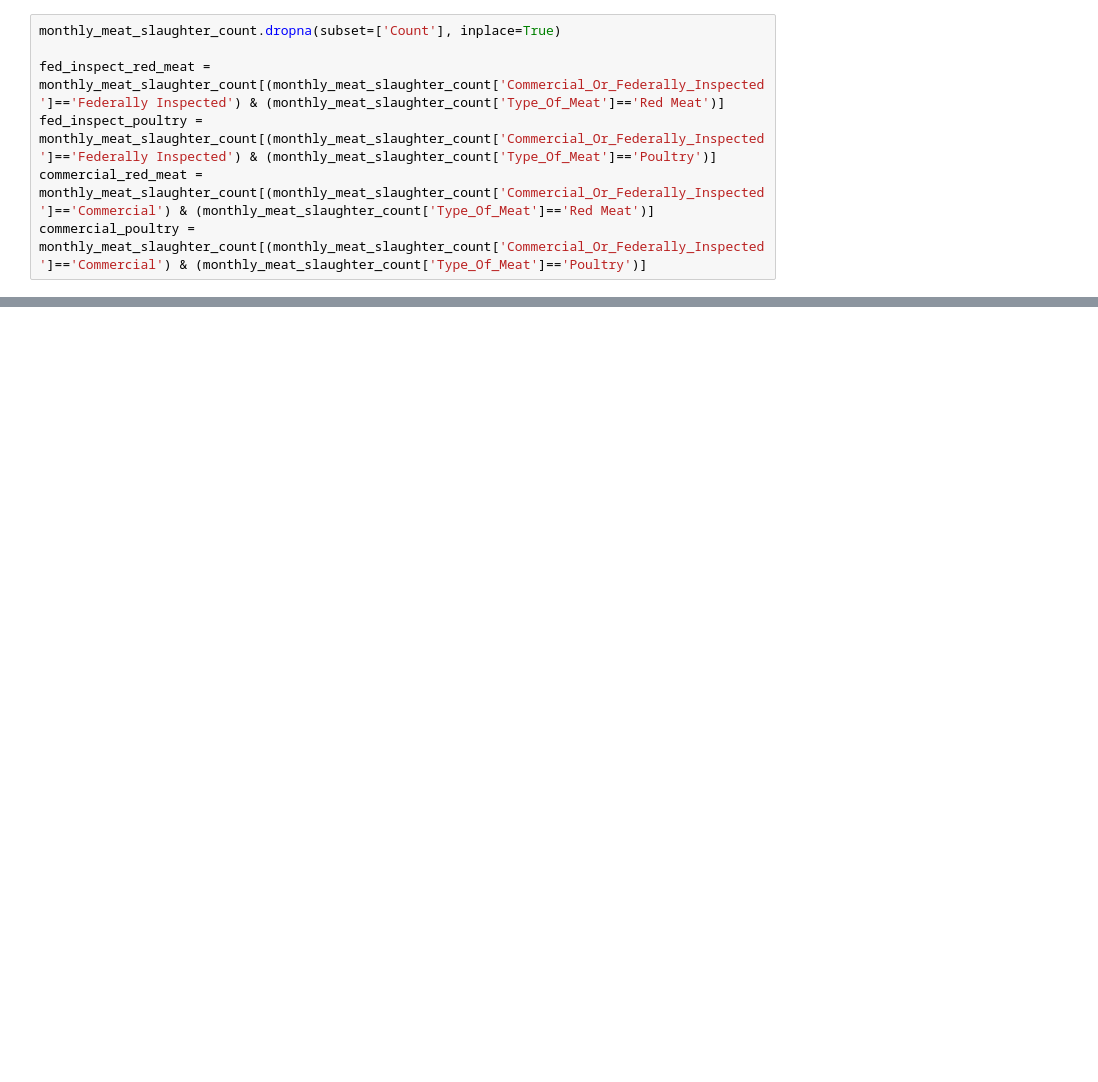
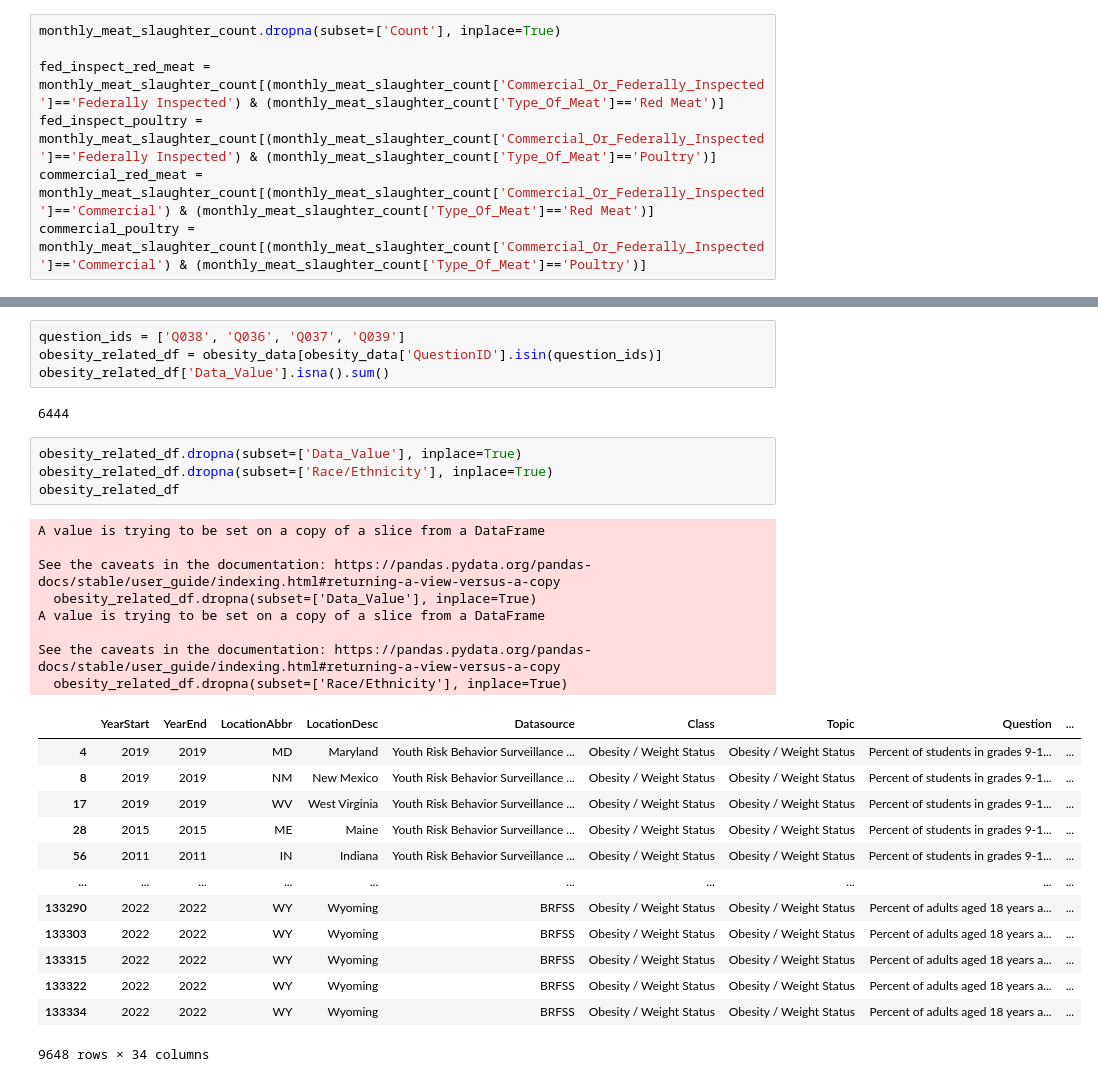
Before and after one commit to YuvBindal/Citadel-APAC-DATATHON-24, a Jupyter notebook: deepan-tests.ipynb, the cells around one changed output, grey strips where cells are left out. Cells and saved outputs as stored; diff of their text form; blank space fills up the shorter version.

```diff
--- a/deepan-tests.ipynb
+++ b/deepan-tests.ipynb
@@ -96,0 +177,32 @@ plt.show()
+# %%
+question_ids = ['Q038', 'Q036', 'Q037', 'Q039']
+obesity_related_df = obesity_data[obesity_data['QuestionID'].isin(question_ids)]
+obesity_related_df['Data_Value'].isna().sum()
+# %% [output]
+6444
+# %%
+obesity_related_df.dropna(subset=['Data_Value'], inplace=True)
+obesity_related_df.dropna(subset=['Race/Ethnicity'], inplace=True)
+obesity_related_df
+# %% [output]
+A value is trying to be set on a copy of a slice from a DataFrame
+
+See the caveats in the documentation: https://pandas.pydata.org/pandas-docs/stable/user_guide/indexing.html#returning-a-view-versus-a-copy
+  obesity_related_df.dropna(subset=['Data_Value'], inplace=True)
+A value is trying to be set on a copy of a slice from a DataFrame
+
+See the caveats in the documentation: https://pandas.pydata.org/pandas-docs/stable/user_guide/indexing.html#returning-a-view-versus-a-copy
+  obesity_related_df.dropna(subset=['Race/Ethnicity'], inplace=True)
+|  | YearStart | YearEnd | LocationAbbr | LocationDesc | Datasource | Class | Topic | Question | ... |
+| 4 | 2019 | 2019 | MD | Maryland | Youth Risk Behavior Surveillance ... | Obesity / Weight Status | Obesity / Weight Status | Percent of students in grades 9-1... | ... |
+| 8 | 2019 | 2019 | NM | New Mexico | Youth Risk Behavior Surveillance ... | Obesity / Weight Status | Obesity / Weight Status | Percent of students in grades 9-1... | ... |
+| 17 | 2019 | 2019 | WV | West Virginia | Youth Risk Behavior Surveillance ... | Obesity / Weight Status | Obesity / Weight Status | Percent of students in grades 9-1... | ... |
+| 28 | 2015 | 2015 | ME | Maine | Youth Risk Behavior Surveillance ... | Obesity / Weight Status | Obesity / Weight Status | Percent of students in grades 9-1... | ... |
+| 56 | 2011 | 2011 | IN | Indiana | Youth Risk Behavior Surveillance ... | Obesity / Weight Status | Obesity / Weight Status | Percent of students in grades 9-1... | ... |
+| ... | ... | ... | ... | ... | ... | ... | ... | ... | ... |
+| 133290 | 2022 | 2022 | WY | Wyoming | BRFSS | Obesity / Weight Status | Obesity / Weight Status | Percent of adults aged 18 years a... | ... |
+| 133303 | 2022 | 2022 | WY | Wyoming | BRFSS | Obesity / Weight Status | Obesity / Weight Status | Percent of adults aged 18 years a... | ... |
+| 133315 | 2022 | 2022 | WY | Wyoming | BRFSS | Obesity / Weight Status | Obesity / Weight Status | Percent of adults aged 18 years a... | ... |
+| 133322 | 2022 | 2022 | WY | Wyoming | BRFSS | Obesity / Weight Status | Obesity / Weight Status | Percent of adults aged 18 years a... | ... |
+| 133334 | 2022 | 2022 | WY | Wyoming | BRFSS | Obesity / Weight Status | Obesity / Weight Status | Percent of adults aged 18 years a... | ... |
+9648 rows × 34 columns
```
Also changed, not shown: parts of 16 cells of this notebook, 4 other files.
